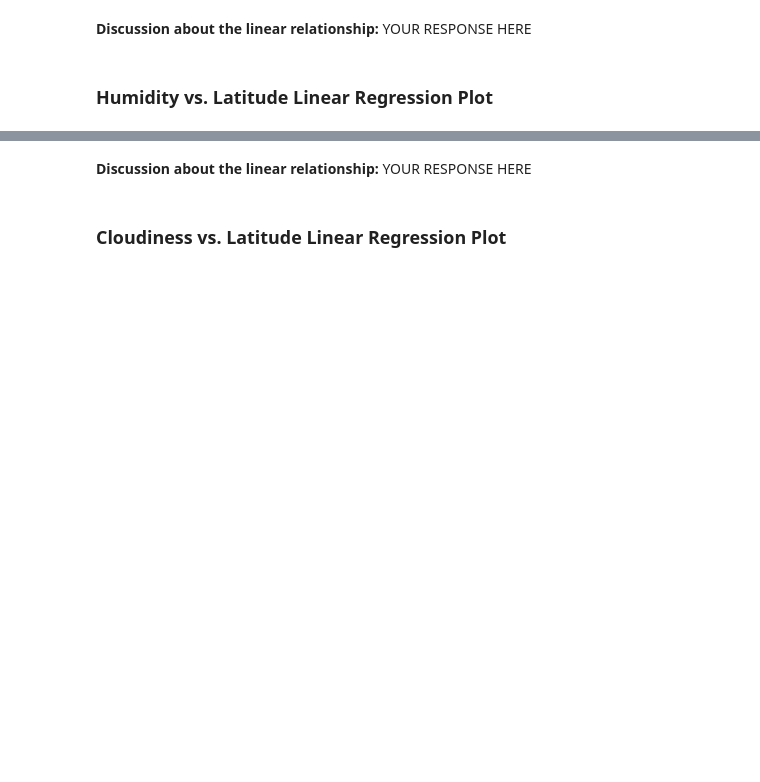
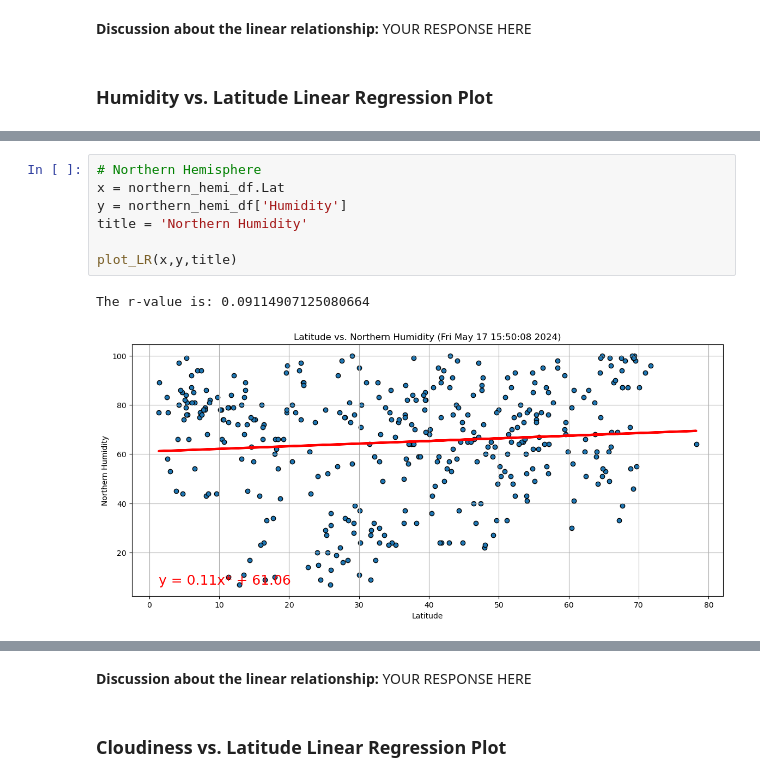
Before and after one commit to mattcat1221/World_Weather_Analysis, a Jupyter notebook: WeatherPy.ipynb, the cells around one changed output, grey strips where cells are left out. Saved outputs shown, nothing was run; the diff lists cells and outputs as text; blank space fills up the shorter version.

```diff
--- a/WeatherPy.ipynb
+++ b/WeatherPy.ipynb
@@ -408,0 +307,10 @@ The r-value is: 0.0002808747046324607
+# %%
+# Northern Hemisphere
+x = northern_hemi_df.Lat
+y = northern_hemi_df['Humidity']
+title = 'Northern Humidity'
+
+plot_LR(x,y,title)
+# %% [output]
+The r-value is: 0.09114907125080664
+[figure, added]
```
Also changed, not shown: parts of 33 cells of this notebook, 12 other files.
